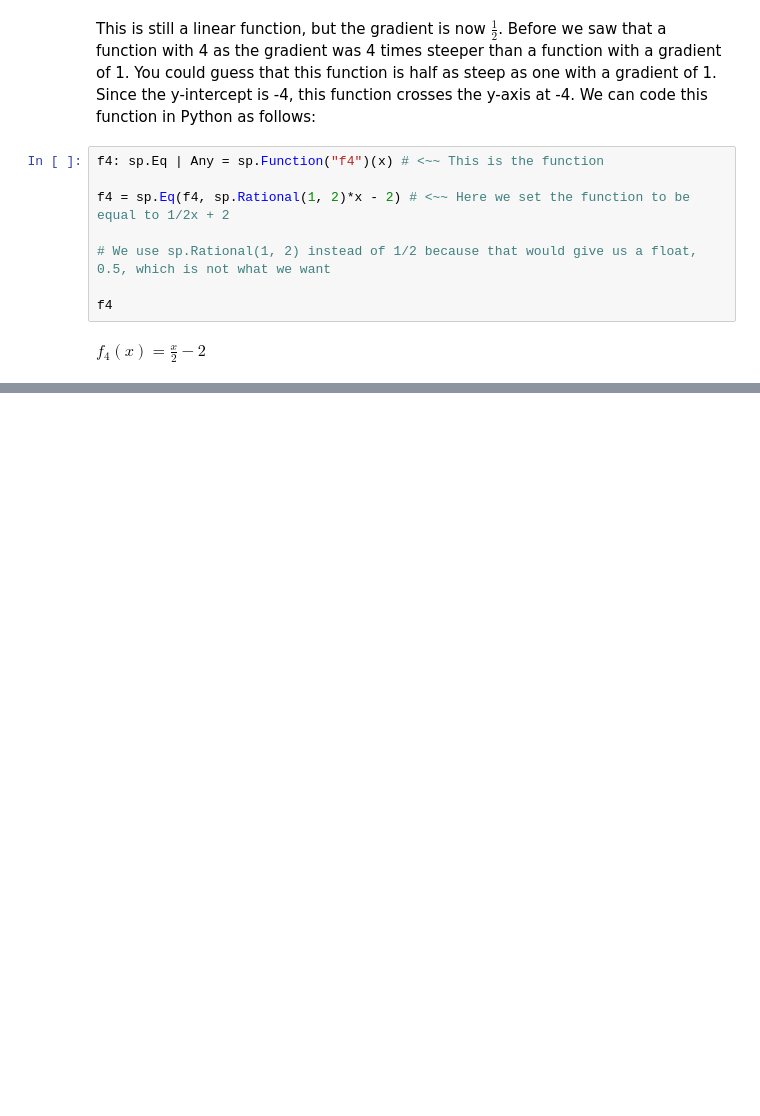
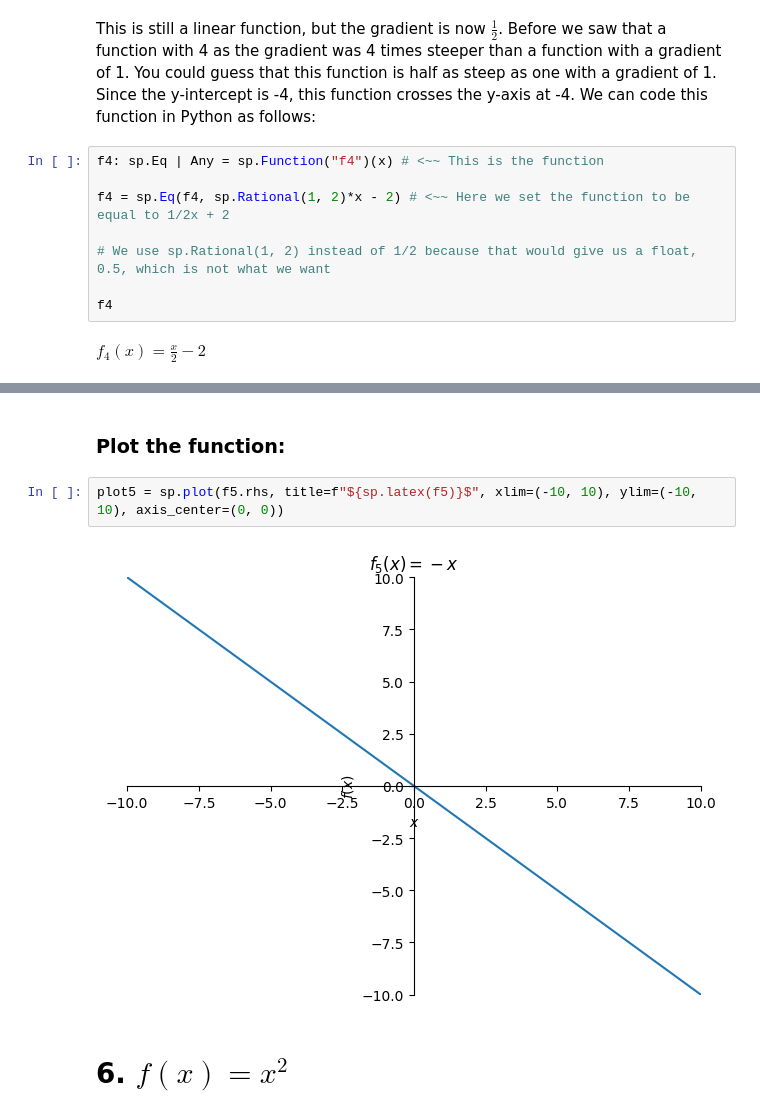
Before and after one commit to Melon-Mao/Python-repository, a Jupyter notebook: Data Analysis/Maths/basic_functions_plotting.ipynb, the cells around one changed output, grey strips where cells are left out. Drawn from its saved outputs; the diff is of its cells as text; blank space fills up the shorter version.

```diff
--- a/Data Analysis/Maths/basic_functions_plotting.ipynb
+++ b/Data Analysis/Maths/basic_functions_plotting.ipynb
@@ -123,0 +164,8 @@ $\displaystyle f_{4}{\left(x \right)} = \frac{x}{2} - 2$
+# %% [markdown]
+### Plot the function:
+# %%
+plot5 = sp.plot(f5.rhs, title=f"${sp.latex(f5)}$", xlim=(-10, 10), ylim=(-10, 10), axis_center=(0, 0))
+# %% [output]
+[figure, added]
+# %% [markdown]
+# 6. $f(x) = x^2$
```
Also changed, not shown: parts of 22 cells of this notebook.
